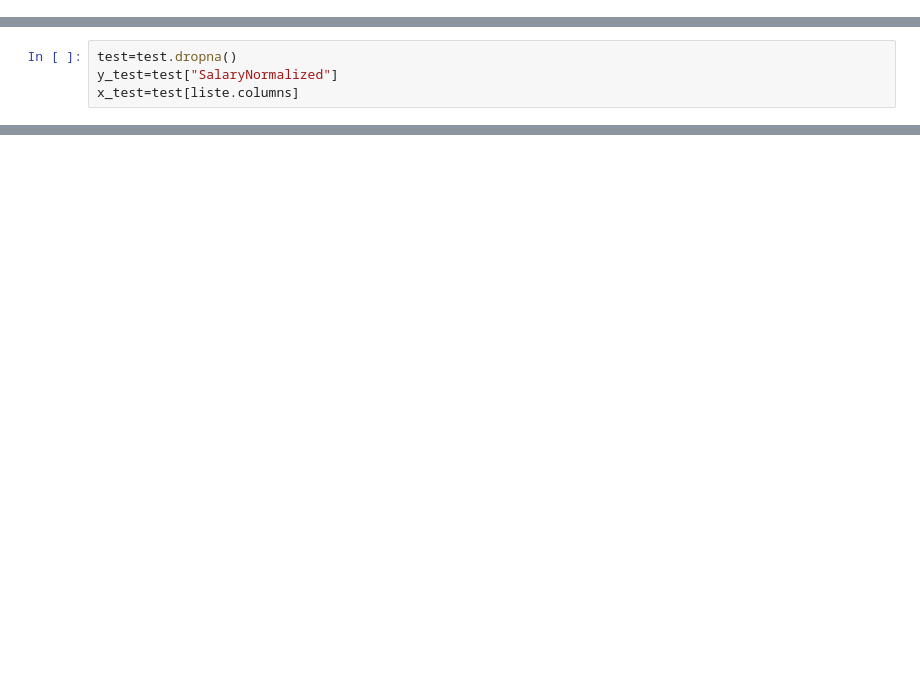
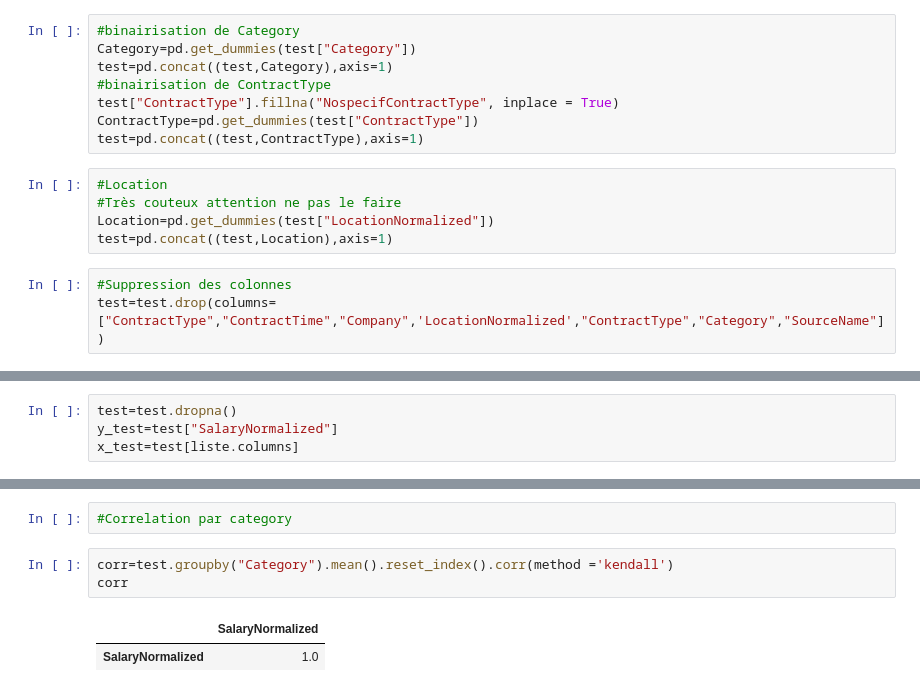
Before and after one commit to Sedfik/Job-Finder, a Jupyter notebook: IA/JobSalaryPrediction-master/Analyse.ipynb, the cells around one changed output, grey strips where cells are left out. Cells and saved outputs as stored; diff of their text form; blank space fills up the shorter version.

```diff
--- a/IA/JobSalaryPrediction-master/Analyse.ipynb
+++ b/IA/JobSalaryPrediction-master/Analyse.ipynb
@@ -53,0 +47,16 @@ liste=test.columns
+# %%
+#binairisation de Category
+Category=pd.get_dummies(test["Category"])
+test=pd.concat((test,Category),axis=1)
+#binairisation de ContractType
+test["ContractType"].fillna("NospecifContractType", inplace = True)
+ContractType=pd.get_dummies(test["ContractType"])
+test=pd.concat((test,ContractType),axis=1)
+# %%
+#Location
+#Très couteux attention ne pas le faire
+Location=pd.get_dummies(test["LocationNormalized"])
+test=pd.concat((test,Location),axis=1)
+# %%
+#Suppression des colonnes
+test=test.drop(columns=["ContractType","ContractTime","Company",'LocationNormalized',"ContractType","Category","SourceName"])
@@ -70,0 +201,8 @@ m.score(x_test,y_test)
+# %%
+#Correlation par category
+# %%
+corr=test.groupby("Category").mean().reset_index().corr(method ='kendall')
+corr
+# %% [output]
+|  | SalaryNormalized |
+| SalaryNormalized | 1.0 |
```
Also changed, not shown: parts of 45 cells of this notebook, 2 other files.
